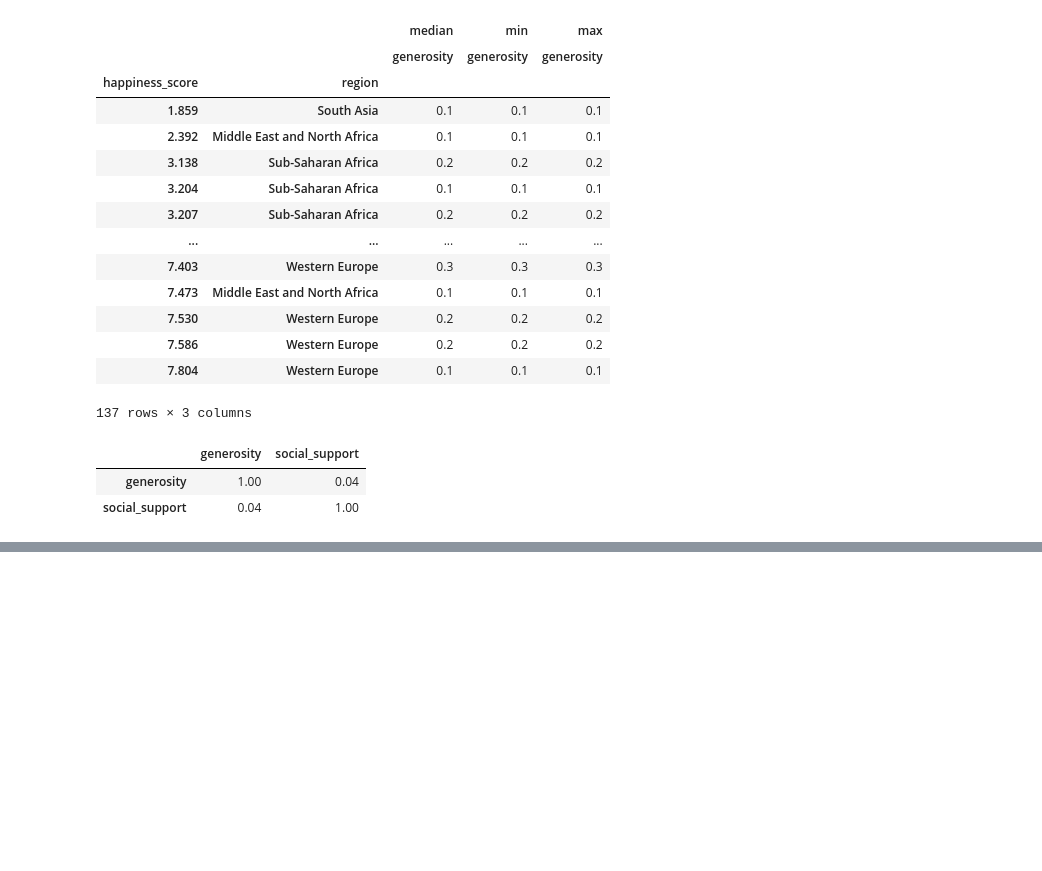
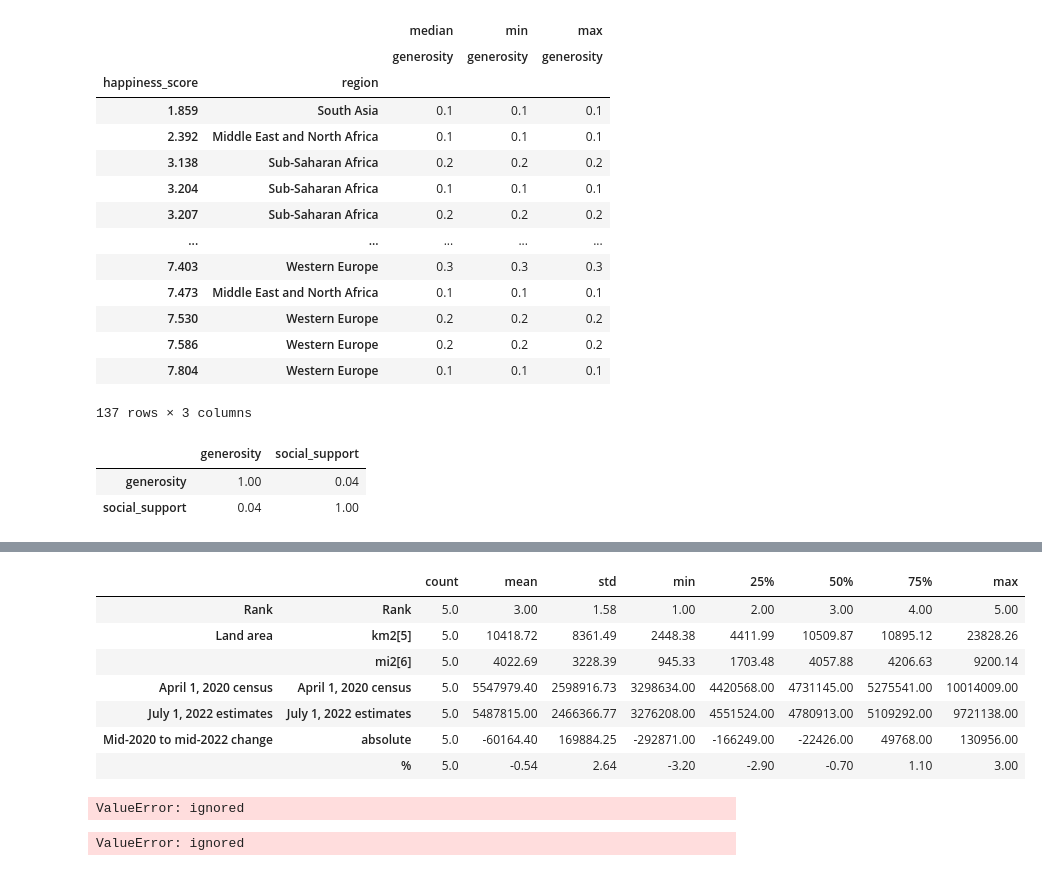
Before and after one commit to shimjide123/datman, a Jupyter notebook: Yu_Nong_ps1_data_management.ipynb, the cells around one changed output, grey strips where cells are left out. Saved outputs shown, nothing was run; the diff lists cells and outputs as text; code cells hidden in the pictures; blank space fills up the shorter version.

```diff
--- a/Yu_Nong_ps1_data_management.ipynb
+++ b/Yu_Nong_ps1_data_management.ipynb
@@ -349,0 +441,19 @@ Happiness[['generosity','social_support']].corr().round(2)
+# %%
+population.describe().T.round(2)
+# %% [output]
+|  |  | count | mean | std | min | 25% | 50% | 75% | max |
+| Rank | Rank | 5.0 | 3.00 | 1.58 | 1.00 | 2.00 | 3.00 | 4.00 | 5.00 |
+| Land area | km2[5] | 5.0 | 10418.72 | 8361.49 | 2448.38 | 4411.99 | 10509.87 | 10895.12 | 23828.26 |
+|  | mi2[6] | 5.0 | 4022.69 | 3228.39 | 945.33 | 1703.48 | 4057.88 | 4206.63 | 9200.14 |
+| April 1, 2020 census | April 1, 2020 census | 5.0 | 5547979.40 | 2598916.73 | 3298634.00 | 4420568.00 | 4731145.00 | 5275541.00 | 10014009.00 |
+| July 1, 2022 estimates | July 1, 2022 estimates | 5.0 | 5487815.00 | 2466366.77 | 3276208.00 | 4551524.00 | 4780913.00 | 5109292.00 | 9721138.00 |
+| Mid-2020 to mid-2022 change | absolute | 5.0 | -60164.40 | 169884.25 | -292871.00 | -166249.00 | -22426.00 | 49768.00 | 130956.00 |
+|  | % | 5.0 | -0.54 | 2.64 | -3.20 | -2.90 | -0.70 | 1.10 | 3.00 |
+# %%
+population.groupby(['County'])[['Land area']].describe().round(2)
+# %% [output]
+ValueError: ignored
+# %%
+pd.pivot_table(population, index='County', values='Land area', aggfunc='mean').round(2)
+# %% [output]
+ValueError: ignored
```
Also changed, not shown: parts of 14 cells of this notebook.
